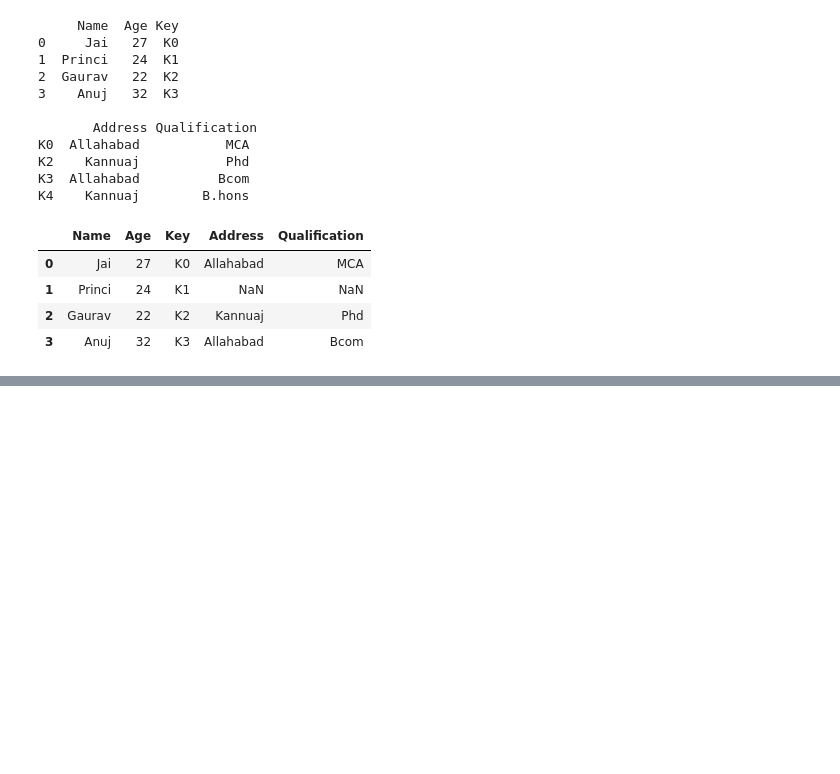
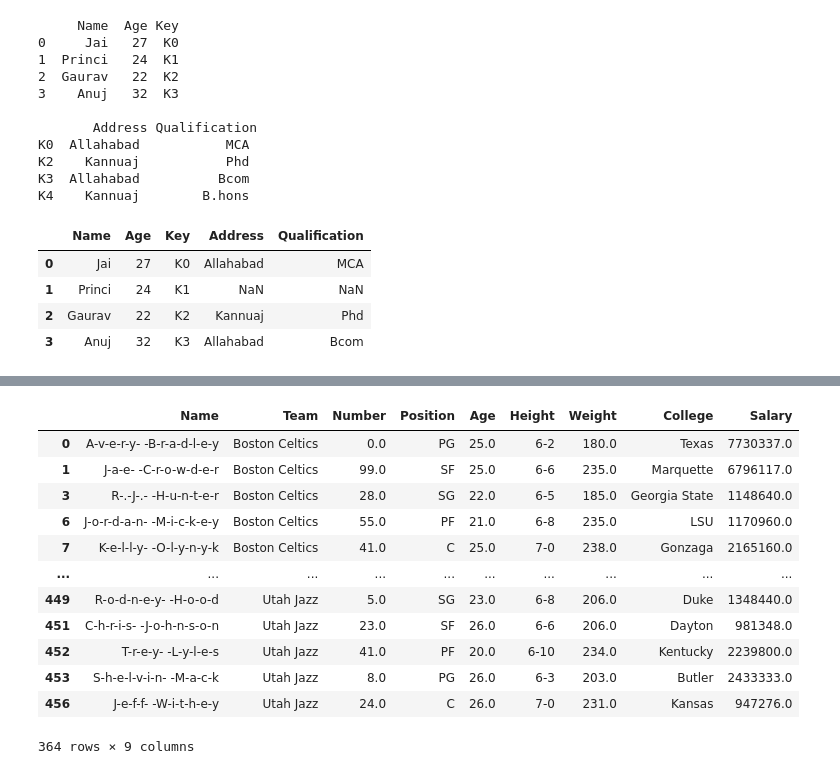
Before and after one commit to Saidattatreya/myLearnings, a Jupyter notebook: pandas-all-in-one.ipynb, the cells around one changed output, grey strips where cells are left out. Drawn from its saved outputs; the diff is of its cells as text; code cells hidden in the pictures; blank space fills up the shorter version.

```diff
--- a/pandas-all-in-one.ipynb
+++ b/pandas-all-in-one.ipynb
@@ -2541,0 +2611,29 @@ K4    Kannuaj        B.hons
+# %%
+# Series.str.join(sep)
+
+# Parameters:
+# sep: string value, joins elements with the string between them
+
+# Return type: Series with joined elements
+
+data = pd.read_csv("https://media.geeksforgeeks.org/wp-content/uploads/nba.csv")
+data.dropna(inplace=True)
+
+# joining string and overwriting
+data["Name"]= data["Name"].str.join("-")
+
+data
+# %% [output]
+|  | Name | Team | Number | Position | Age | Height | Weight | College | Salary |
+| 0 | A-v-e-r-y- -B-r-a-d-l-e-y | Boston Celtics | 0.0 | PG | 25.0 | 6-2 | 180.0 | Texas | 7730337.0 |
+| 1 | J-a-e- -C-r-o-w-d-e-r | Boston Celtics | 99.0 | SF | 25.0 | 6-6 | 235.0 | Marquette | 6796117.0 |
+| 3 | R-.-J-.- -H-u-n-t-e-r | Boston Celtics | 28.0 | SG | 22.0 | 6-5 | 185.0 | Georgia State | 1148640.0 |
+| 6 | J-o-r-d-a-n- -M-i-c-k-e-y | Boston Celtics | 55.0 | PF | 21.0 | 6-8 | 235.0 | LSU | 1170960.0 |
+| 7 | K-e-l-l-y- -O-l-y-n-y-k | Boston Celtics | 41.0 | C | 25.0 | 7-0 | 238.0 | Gonzaga | 2165160.0 |
+| ... | ... | ... | ... | ... | ... | ... | ... | ... | ... |
+| 449 | R-o-d-n-e-y- -H-o-o-d | Utah Jazz | 5.0 | SG | 23.0 | 6-8 | 206.0 | Duke | 1348440.0 |
+| 451 | C-h-r-i-s- -J-o-h-n-s-o-n | Utah Jazz | 23.0 | SF | 26.0 | 6-6 | 206.0 | Dayton | 981348.0 |
+| 452 | T-r-e-y- -L-y-l-e-s | Utah Jazz | 41.0 | PF | 20.0 | 6-10 | 234.0 | Kentucky | 2239800.0 |
+| 453 | S-h-e-l-v-i-n- -M-a-c-k | Utah Jazz | 8.0 | PG | 26.0 | 6-3 | 203.0 | Butler | 2433333.0 |
+| 456 | J-e-f-f- -W-i-t-h-e-y | Utah Jazz | 24.0 | C | 26.0 | 7-0 | 231.0 | Kansas | 947276.0 |
+364 rows × 9 columns
```
Also changed, not shown: parts of 27 cells of this notebook.
